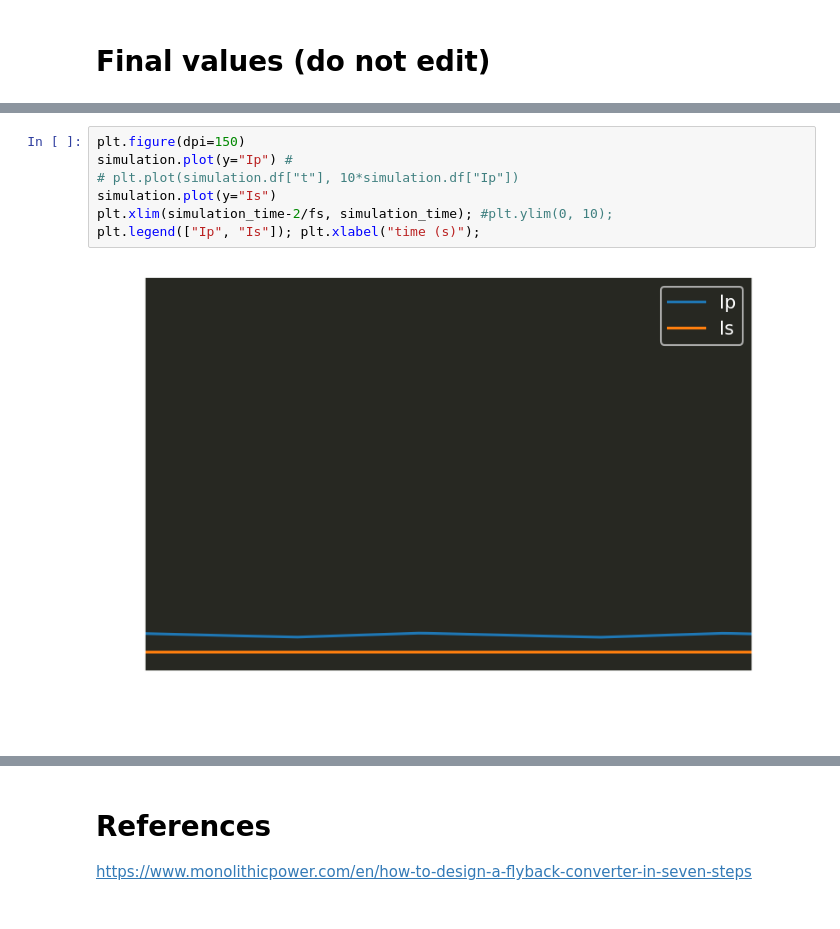
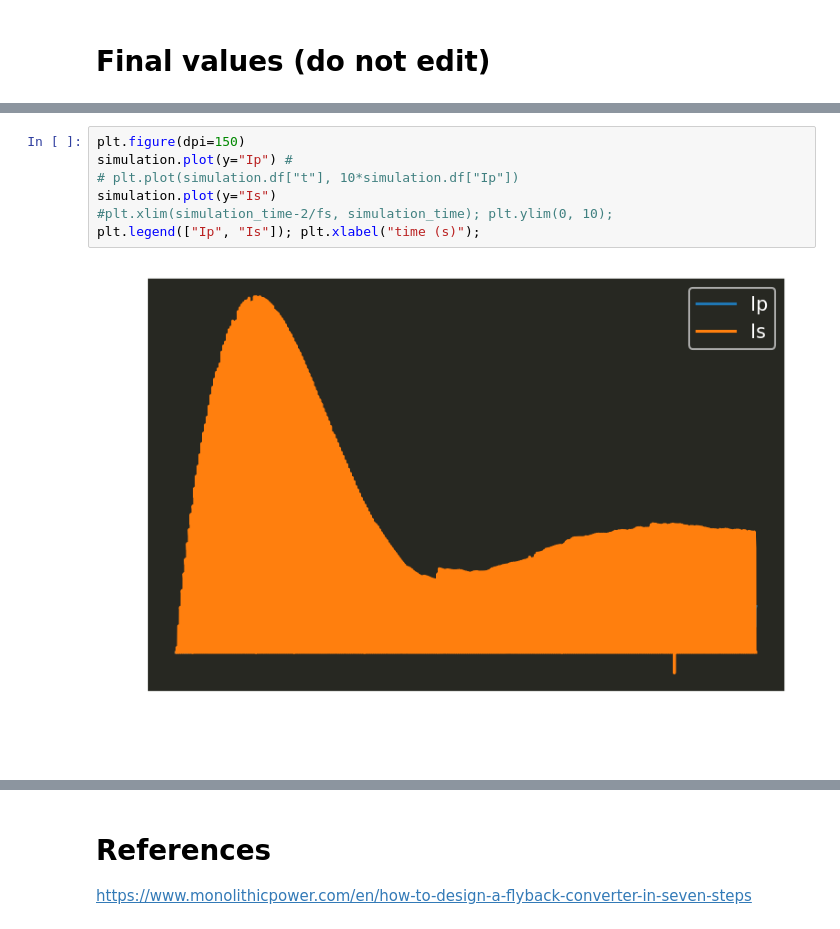
Before and after one commit to eduardobehr/power-electronics, a Jupyter notebook: Flyback_converter/flyback_design.ipynb, the cells around one changed output, grey strips where cells are left out. Drawn from its saved outputs; the diff is of its cells as text.

```diff
--- a/Flyback_converter/flyback_design.ipynb
+++ b/Flyback_converter/flyback_design.ipynb
@@ -84,12 +94,12 @@ Text(0, 0.5, 'Vds (V)')
 # %%
 plt.figure(dpi=150)
 simulation.plot(y="Ip") #
 # plt.plot(simulation.df["t"], 10*simulation.df["Ip"])
 simulation.plot(y="Is")
-plt.xlim(simulation_time-2/fs, simulation_time); #plt.ylim(0, 10);
+#plt.xlim(simulation_time-2/fs, simulation_time); plt.ylim(0, 10);
 plt.legend(["Ip", "Is"]); plt.xlabel("time (s)");
 # %% [output]
-[figure, old version]
+[figure, new version]
 # %%
 plt.figure(dpi=150);
 simulation.plot(y="Vout");
```
Also changed, not shown: parts of 9 cells of this notebook.
